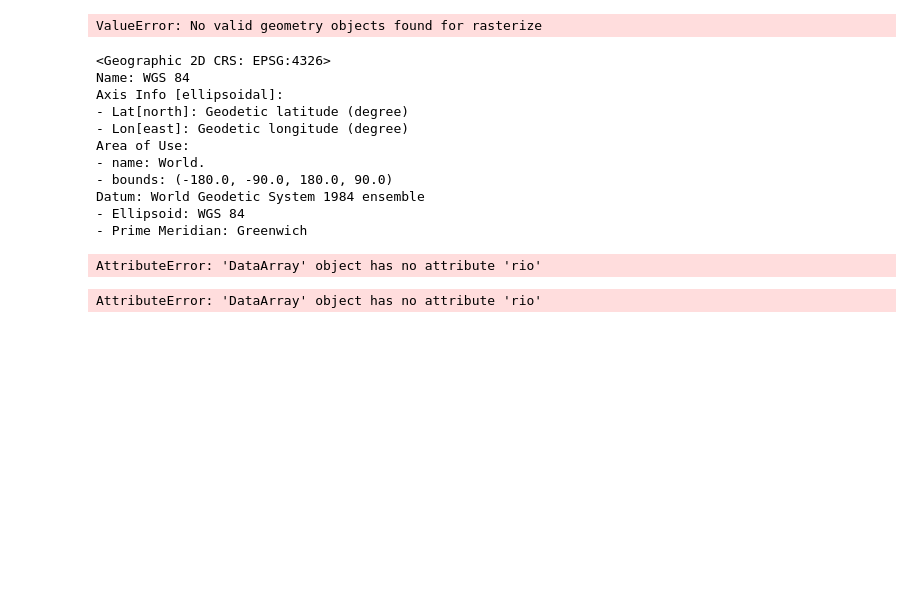
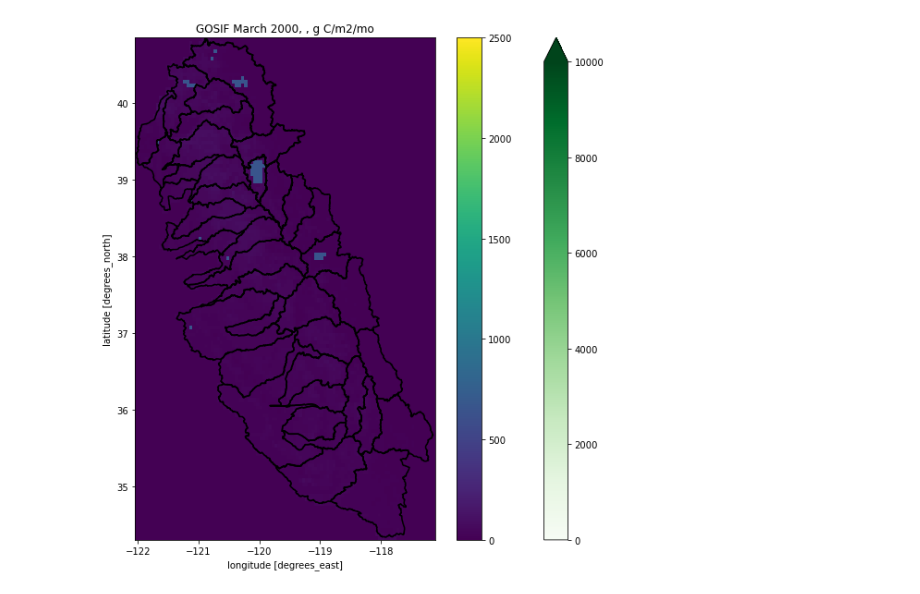
Before and after one commit to mariannecowherd/pe_snow_fires, a Jupyter notebook: scripts/gosif.ipynb, the cells around one changed output. Saved outputs shown, nothing was run; the diff lists cells and outputs as text; code cells hidden in the pictures; blank space fills up the shorter version.

```diff
--- a/scripts/gosif.ipynb
+++ b/scripts/gosif.ipynb
@@ -34,2 +16,0 @@ file = (dir +'/'+ os.listdir(dir)[1])
-# %%
-data = xr.open_rasterio(file)
@@ -42,27 +17,13 @@ xds = rioxarray.open_rasterio(file)
-# %%
-clipped = xds.rio.clip(sn)
-# %% [output]
-ValueError: No valid geometry objects found for rasterize
-# %%
-xds.rio.crs
-sn.crs
-# %% [output]
-<Geographic 2D CRS: EPSG:4326>
-Name: WGS 84
-Axis Info [ellipsoidal]:
-- Lat[north]: Geodetic latitude (degree)
-- Lon[east]: Geodetic longitude (degree)
-Area of Use:
-- name: World.
-- bounds: (-180.0, -90.0, 180.0, 90.0)
-Datum: World Geodetic System 1984 ensemble
-- Ellipsoid: WGS 84
-- Prime Meridian: Greenwich
-# %%
-clipped = data.rio.clip(sn)
-# %% [output]
-AttributeError: 'DataArray' object has no attribute 'rio'
-# %%
-data.rio
-# %% [output]
-AttributeError: 'DataArray' object has no attribute 'rio'
+# %%
+os.listdir(dir)
+tmp = rxr.open_rasterio(dir + '/GOSIF_GPP_2000.M03_Mean.tif')
+clipped = data.rio.clip(sn.geometry,all_touched=True,crs=sn.geometry.crs,from_disk=True).squeeze()
+fig,ax=plt.subplots(figsize= (10,10))
+clipped.plot(vmin=0, vmax = 10000, ax=ax,cmap = 'Greens')
+clipped_kg = clipped
+clipped_kg.plot(ax=ax,vmin=0,vmax=2500)
+sn.boundary.plot(ax=ax,color = 'k')
+ax.set_title('GOSIF March 2000, , g C/m2/mo')
+plt.show()
+# %% [output]
+[figure, added]
```
Also changed, not shown: parts of 8 cells of this notebook, 2 other files.
